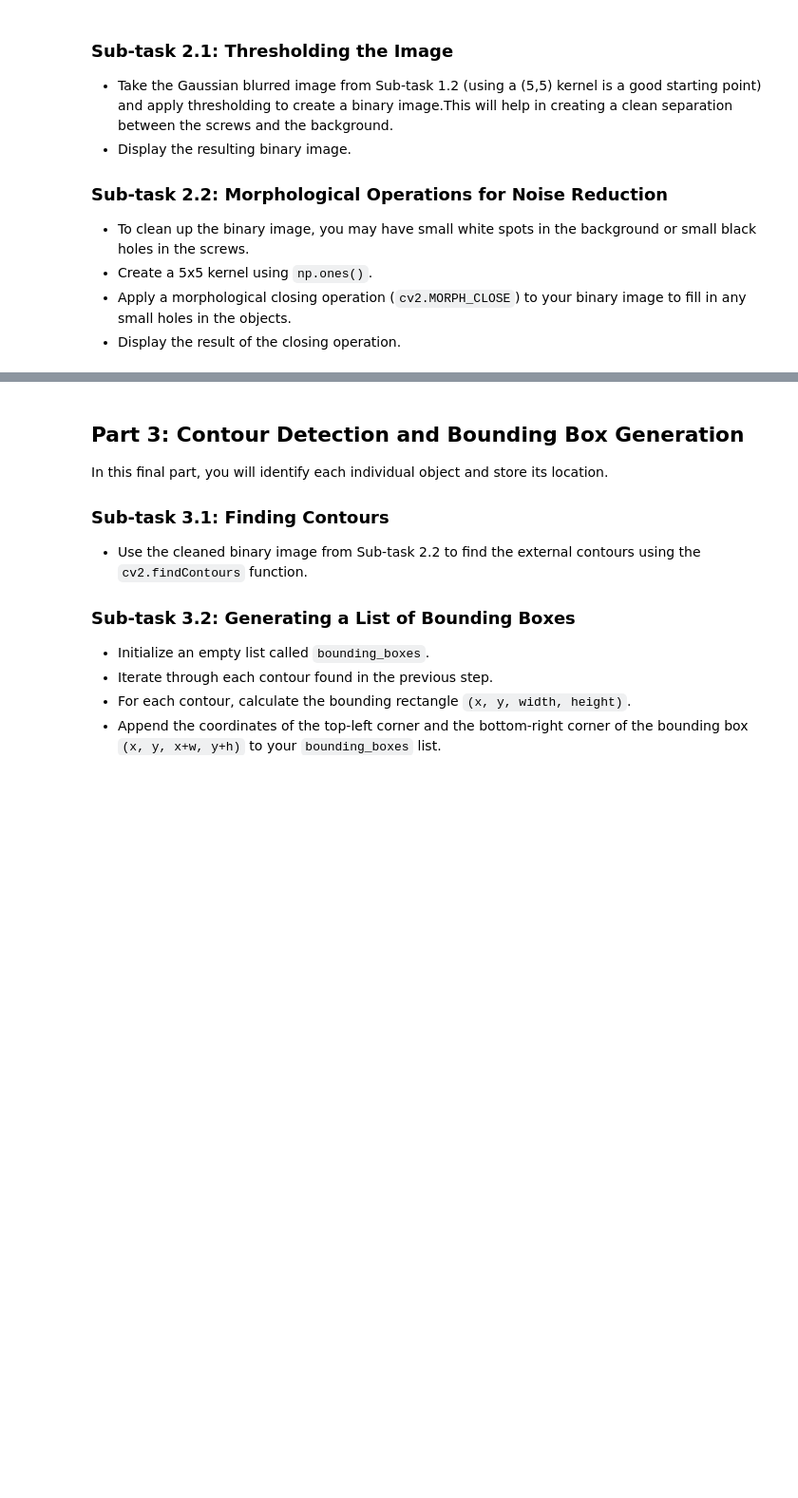
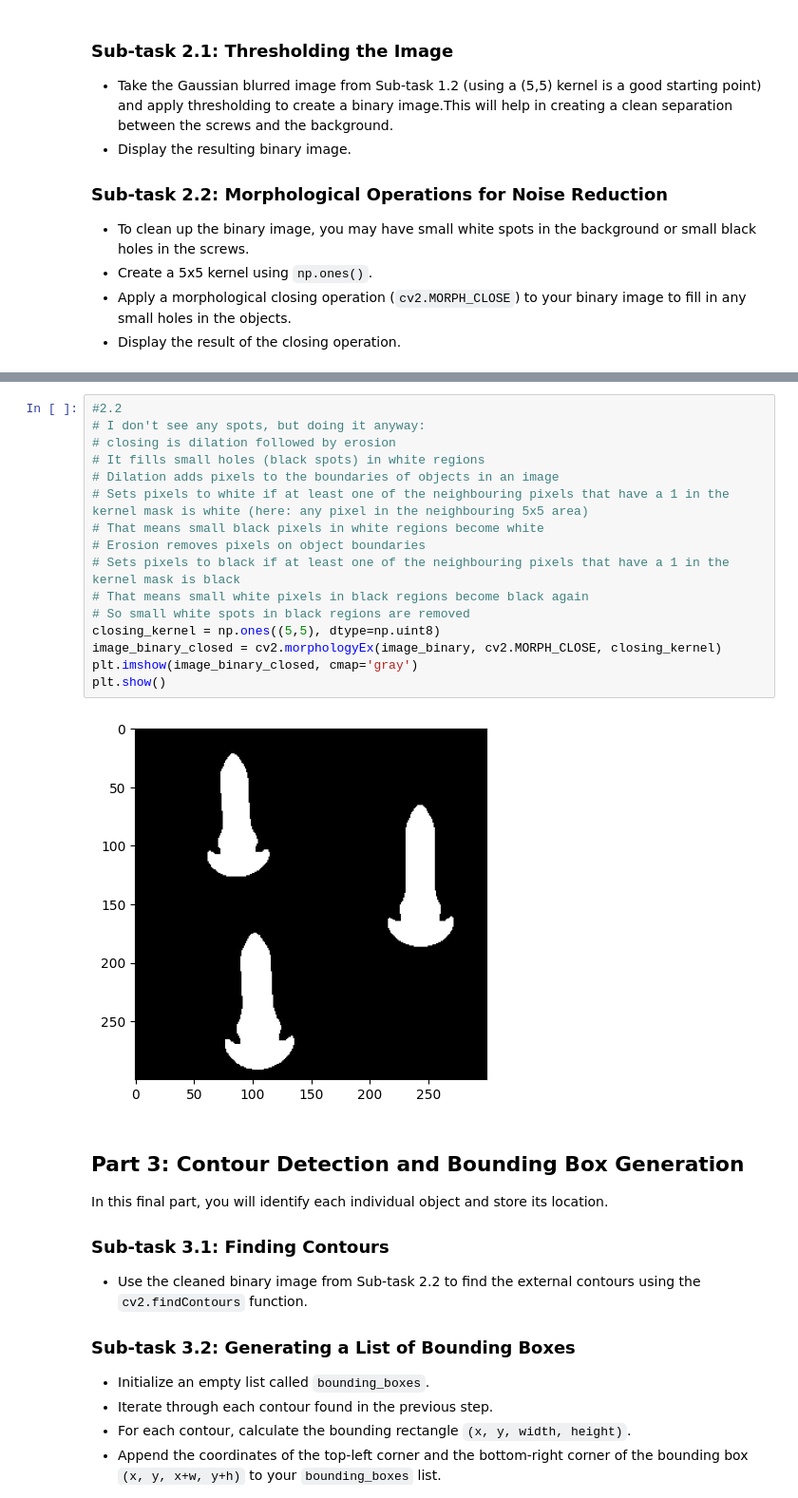
Before and after one commit to SailorJens/CV_Uni_Module, a Jupyter notebook: 3_12_Image_Filtering_and_Object_Detection.ipynb, the cells around one changed output, grey strips where cells are left out. Shown at 95% size. Drawn from its saved outputs; the diff is of its cells as text; blank space fills up the shorter version.

```diff
--- a/3_12_Image_Filtering_and_Object_Detection.ipynb
+++ b/3_12_Image_Filtering_and_Object_Detection.ipynb
@@ -95,3 +124,21 @@ Here, you will convert the filtered image into a binary format to clearly separa
+# %%
+#2.2
+# I don't see any spots, but doing it anyway:
+# closing is dilation followed by erosion
+# It fills small holes (black spots) in white regions
+# Dilation adds pixels to the boundaries of objects in an image
+# Sets pixels to white if at least one of the neighbouring pixels that have a 1 in the kernel mask is white (here: any pixel in the neighbouring 5x5 area)
+# That means small black pixels in white regions become white
+# Erosion removes pixels on object boundaries
+# Sets pixels to black if at least one of the neighbouring pixels that have a 1 in the kernel mask is black
+# That means small white pixels in black regions become black again
+# So small white spots in black regions are removed
+closing_kernel = np.ones((5,5), dtype=np.uint8)
+image_binary_closed = cv2.morphologyEx(image_binary, cv2.MORPH_CLOSE, closing_kernel)
+plt.imshow(image_binary_closed, cmap='gray')
+plt.show()
+# %% [output]
+[figure, added]
 # %% [markdown]
 ## Part 3: Contour Detection and Bounding Box Generation
 
```
Also changed, not shown: parts of 6 cells of this notebook, 1 other file.
